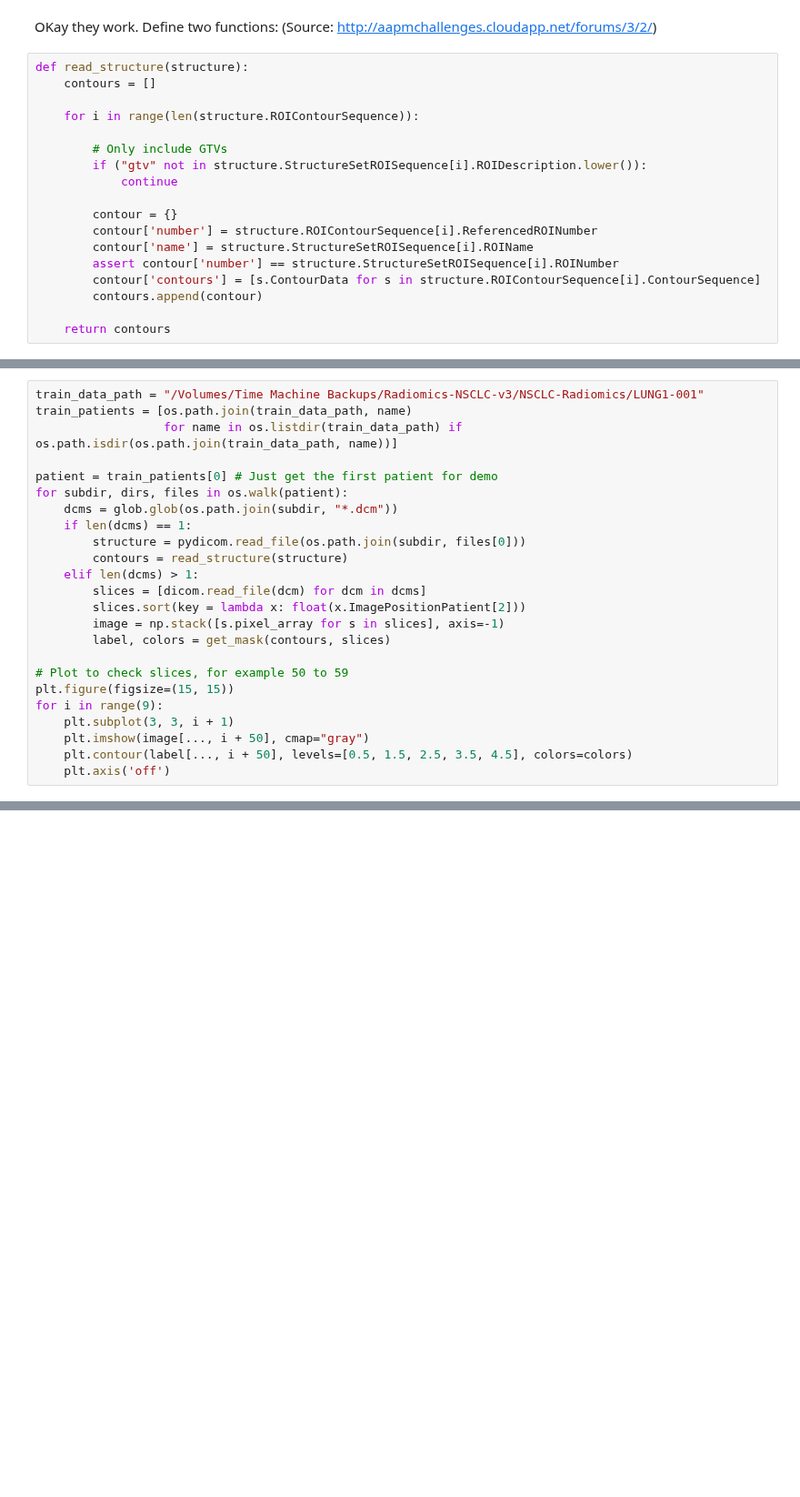
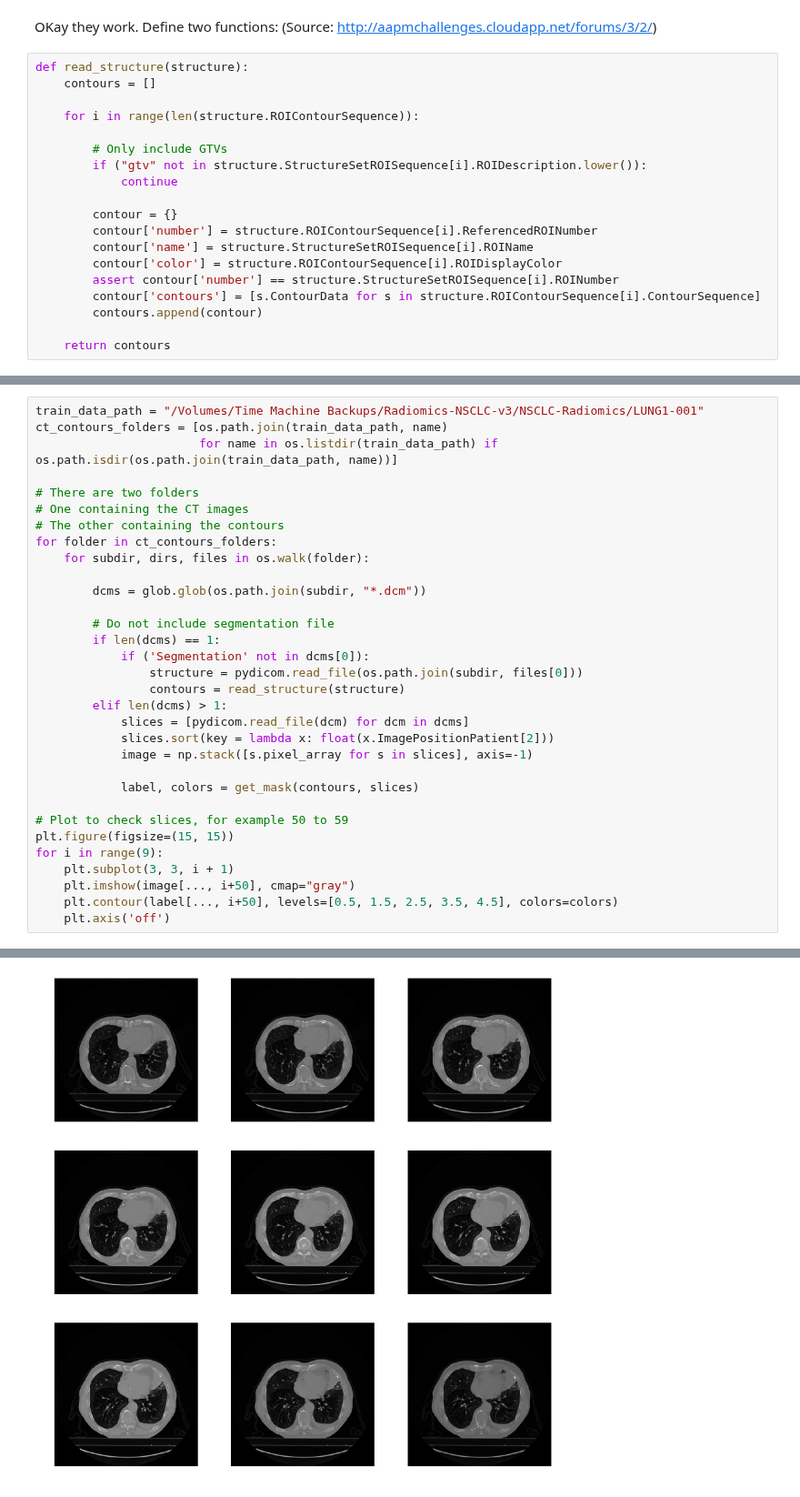
Before and after one commit to hhfchoi/Radiomics, a Jupyter notebook: CNN.ipynb, the cells around one changed output, grey strips where cells are left out. Shown at 91% size. Drawn from its saved outputs; the diff is of its cells as text; blank space fills up the shorter version.

Commit message:
Trying to fuse contours with images

```diff
--- a/CNN.ipynb
+++ b/CNN.ipynb
@@ -322,6 +322,7 @@ def read_structure(structure):
         contour = {}
         contour['number'] = structure.ROIContourSequence[i].ReferencedROINumber
         contour['name'] = structure.StructureSetROISequence[i].ROIName
+        contour['color'] = structure.ROIContourSequence[i].ROIDisplayColor
         assert contour['number'] == structure.StructureSetROISequence[i].ROINumber
         contour['contours'] = [s.ContourData for s in structure.ROIContourSequence[i].ContourSequence]
         contours.append(contour)
@@ -354,26 +355,34 @@ def get_mask(contours, slices):
     return label, colors
 # %%
 train_data_path = "/Volumes/Time Machine Backups/Radiomics-NSCLC-v3/NSCLC-Radiomics/LUNG1-001"
-train_patients = [os.path.join(train_data_path, name)
-                  for name in os.listdir(train_data_path) if os.path.isdir(os.path.join(train_data_path, name))]
+ct_contours_folders = [os.path.join(train_data_path, name)
+                       for name in os.listdir(train_data_path) if os.path.isdir(os.path.join(train_data_path, name))]
 
-patient = train_patients[0] # Just get the first patient for demo
-for subdir, dirs, files in os.walk(patient):
-    dcms = glob.glob(os.path.join(subdir, "*.dcm"))
-    if len(dcms) == 1:
-        structure = pydicom.read_file(os.path.join(subdir, files[0]))
-        contours = read_structure(structure)
-    elif len(dcms) > 1:
-        slices = [dicom.read_file(dcm) for dcm in dcms]
-        slices.sort(key = lambda x: float(x.ImagePositionPatient[2]))
-        image = np.stack([s.pixel_array for s in slices], axis=-1)
-        label, colors = get_mask(contours, slices)
+# There are two folders
+# One containing the CT images
+# The other containing the contours
+for folder in ct_contours_folders:
+    for subdir, dirs, files in os.walk(folder):
+
+        dcms = glob.glob(os.path.join(subdir, "*.dcm"))
+
+        # Do not include segmentation file
+        if len(dcms) == 1:
+            if ('Segmentation' not in dcms[0]):
+                structure = pydicom.read_file(os.path.join(subdir, files[0]))
+                contours = read_structure(structure)
+        elif len(dcms) > 1:
+            slices = [pydicom.read_file(dcm) for dcm in dcms]
+            slices.sort(key = lambda x: float(x.ImagePositionPatient[2]))
+            image = np.stack([s.pixel_array for s in slices], axis=-1)
+
+            label, colors = get_mask(contours, slices)
 
 # Plot to check slices, for example 50 to 59
 plt.figure(figsize=(15, 15))
 for i in range(9):
     plt.subplot(3, 3, i + 1)
-    plt.imshow(image[..., i + 50], cmap="gray")
-    plt.contour(label[..., i + 50], levels=[0.5, 1.5, 2.5, 3.5, 4.5], colors=colors)
+    plt.imshow(image[..., i+50], cmap="gray")
+    plt.contour(label[..., i+50], levels=[0.5, 1.5, 2.5, 3.5, 4.5], colors=colors)
     plt.axis('off')
 # %% [output]
@@ -380,0 +390 @@ AttributeError: 'FileDataset' object has no attribute 'ROIContourSequence'
+[figure, added]
```
Also changed, not shown: parts of 1 cell of this notebook.
